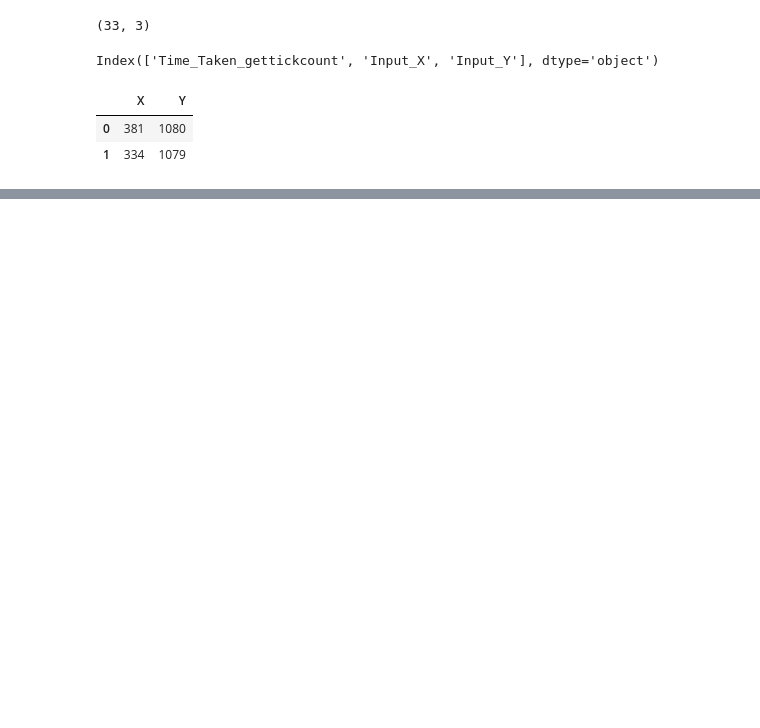
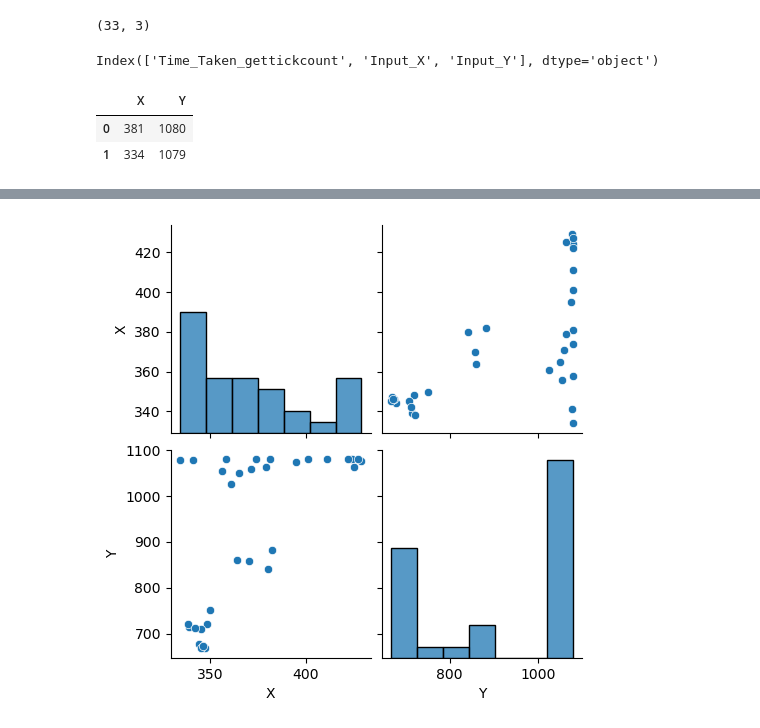
Before and after one commit to hsnaidu/DS_L, a Jupyter notebook: learning/LR.ipynb, the cells around one changed output, grey strips where cells are left out. Cells and saved outputs as stored; diff of their text form; code cells hidden in the pictures; blank space fills up the shorter version.

```diff
--- a/learning/LR.ipynb
+++ b/learning/LR.ipynb
@@ -25,0 +34,7 @@ df.head(2)
+# %%
+df.corr()
+import seaborn as sns
+sns.pairplot(df)
+plt.show()
+# %% [output]
+[figure, added]
```
Also changed, not shown: parts of 11 cells of this notebook, 1 other file.
